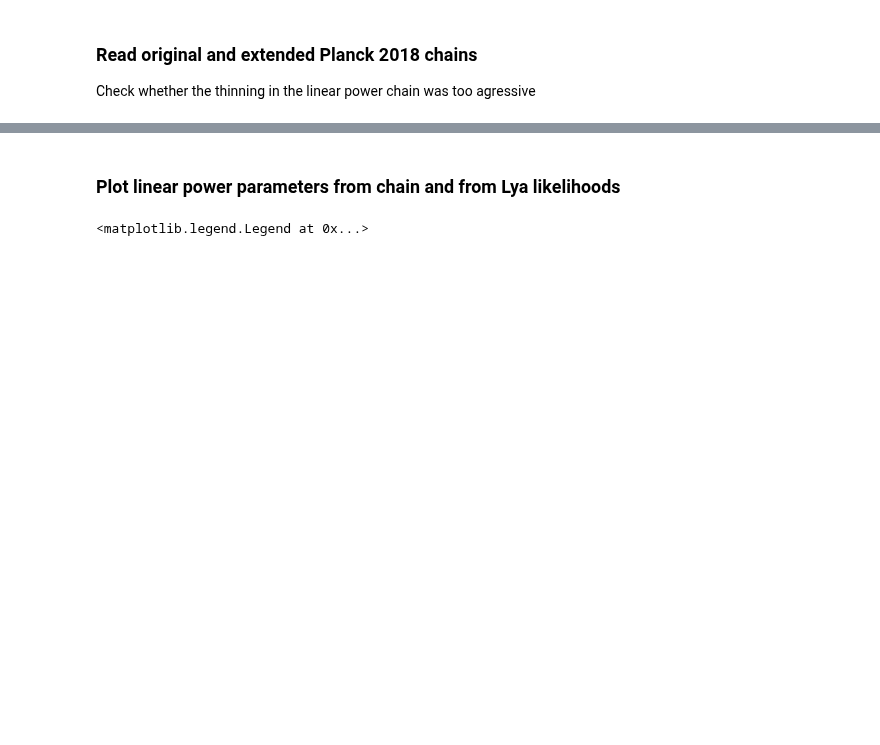
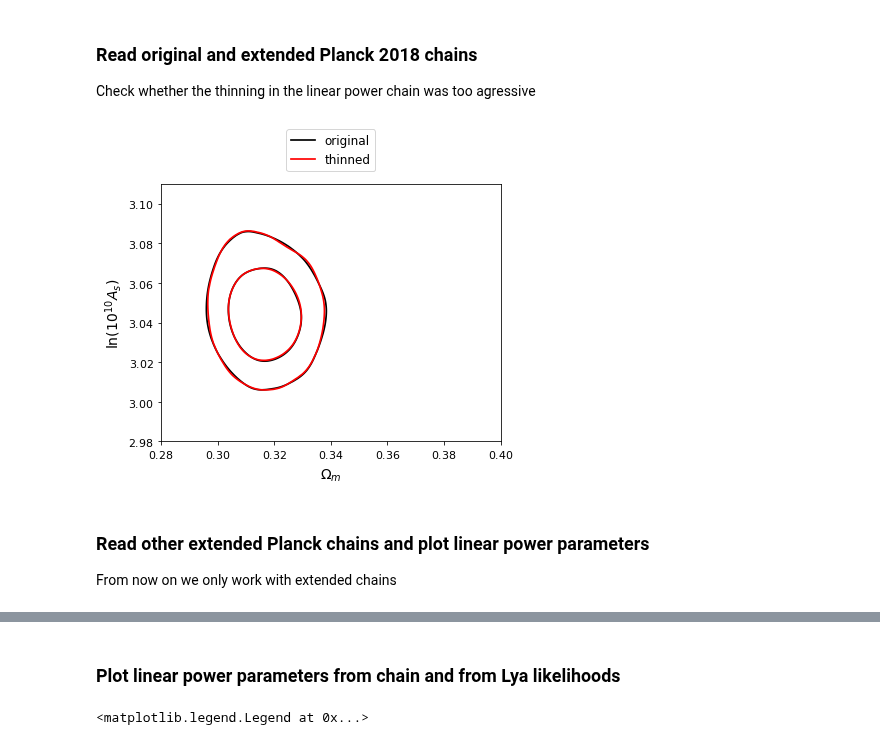
Before and after one commit to igmhub/cup1d, a Jupyter notebook: notebooks/plot_planck_linP.ipynb, the cells around one changed output, grey strips where cells are left out. Cells and saved outputs as stored; diff of their text form; code cells hidden in the pictures; blank space fills up the shorter version.

```diff
--- a/notebooks/plot_planck_linP.ipynb
+++ b/notebooks/plot_planck_linP.ipynb
@@ -20,6 +40,14 @@ Check whether the thinning in the linear power chain was too agressive
 # %%
-model='base_mnu'
-data='plikHM_TT_lowl_lowE'
-planck2018=planck_chains.get_planck_2018(model=model,data=data)
-linP_tag='linP_500'
-planck2018_linP=planck_chains.get_planck_2018(model=model,data=data,linP_tag=linP_tag)
+model='base'
+data='plikHM_TTTEEE_lowl_lowE'
+planck2018_original=planck_chains.get_planck_2018(model=model,data=data)
+planck2018_thinned=planck_chains.get_planck_2018(model=model,data=data,root_dir=linP_root_dir,linP_tag=linP_tag)
+g = plots.getSinglePlotter()
+g.plot_2d([planck2018_original['samples'],planck2018_thinned['samples']],['omegam','logA'],lims=[0.28,0.4,2.98,3.11])
+g.finish_plot(legend_labels=['original','thinned'])
+# %% [output]
+[figure, added]
+# %% [markdown]
+### Read other extended Planck chains and plot linear power parameters
+
+From now on we only work with extended chains
```
Also changed, not shown: parts of 10 cells of this notebook, 2 other files.
